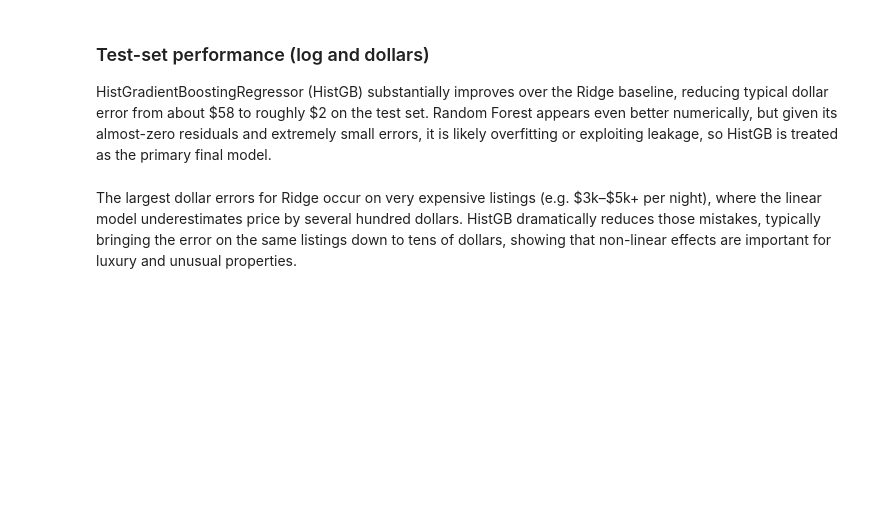
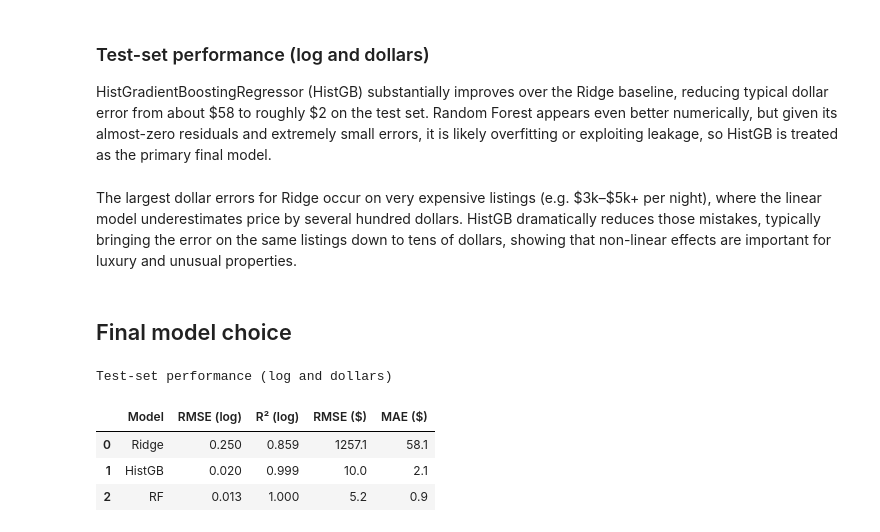
Before and after one commit to durvishpaliwal/airbnb-price-prediction-nyc, a Jupyter notebook: 04_evaluation.ipynb, the cells around one changed output. Cells and saved outputs as stored; diff of their text form; code cells hidden in the pictures; blank space fills up the shorter version.

Commit message:
Week 3–4: RF & HistGB models, residual diagnostics, and model selection

```diff
--- a/04_evaluation.ipynb
+++ b/04_evaluation.ipynb
@@ -184,3 +184,26 @@ errors.sort_values("abs_err_hgb", ascending=False).head(10)
 HistGradientBoostingRegressor (HistGB) substantially improves over the Ridge baseline, reducing typical dollar error from about \$58 to roughly \$2 on the test set. Random Forest appears even better numerically, but given its almost-zero residuals and extremely small errors, it is likely overfitting or exploiting leakage, so HistGB is treated as the primary final model.
 # %% [markdown]
 The largest dollar errors for Ridge occur on very expensive listings (e.g. \$3k–\$5k+ per night), where the linear model underestimates price by several hundred dollars. HistGB dramatically reduces those mistakes, typically bringing the error on the same listings down to tens of dollars, showing that non-linear effects are important for luxury and unusual properties.
+# %% [markdown]
+## Final model choice
+# %%
+import pandas as pd
+
+data = {
+    'Model': ['Ridge', 'HistGB', 'RF'],
+    'RMSE (log)': [0.250, 0.020, 0.013],
+    'R² (log)': [0.859, 0.999, 1.000],
+    'RMSE ($)': [1257.1, 10.0, 5.2],
+    'MAE ($)': [58.1, 2.1, 0.9]
+}
+
+df = pd.DataFrame(data)
+
+print("Test-set performance (log and dollars)")
+display(df)
+# %% [output]
+Test-set performance (log and dollars)
+|  | Model | RMSE (log) | R² (log) | RMSE ($) | MAE ($) |
+| 0 | Ridge | 0.250 | 0.859 | 1257.1 | 58.1 |
+| 1 | HistGB | 0.020 | 0.999 | 10.0 | 2.1 |
+| 2 | RF | 0.013 | 1.000 | 5.2 | 0.9 |
```
Also changed, not shown: parts of 1 cell of this notebook, 1 other file.
